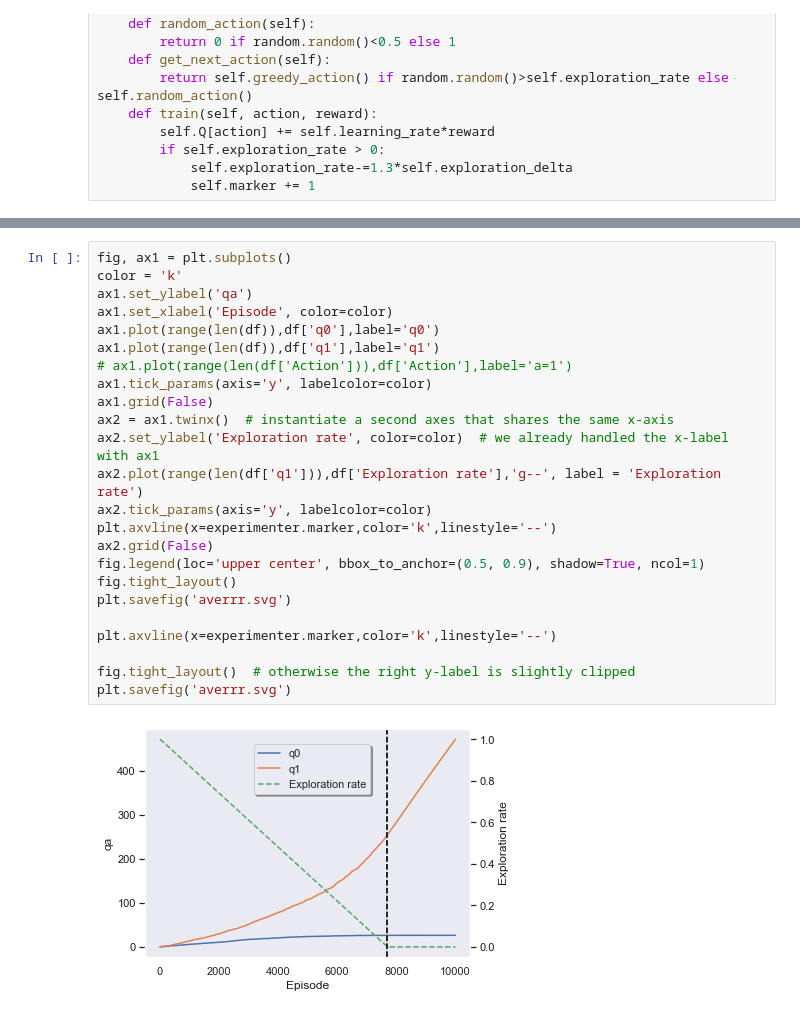
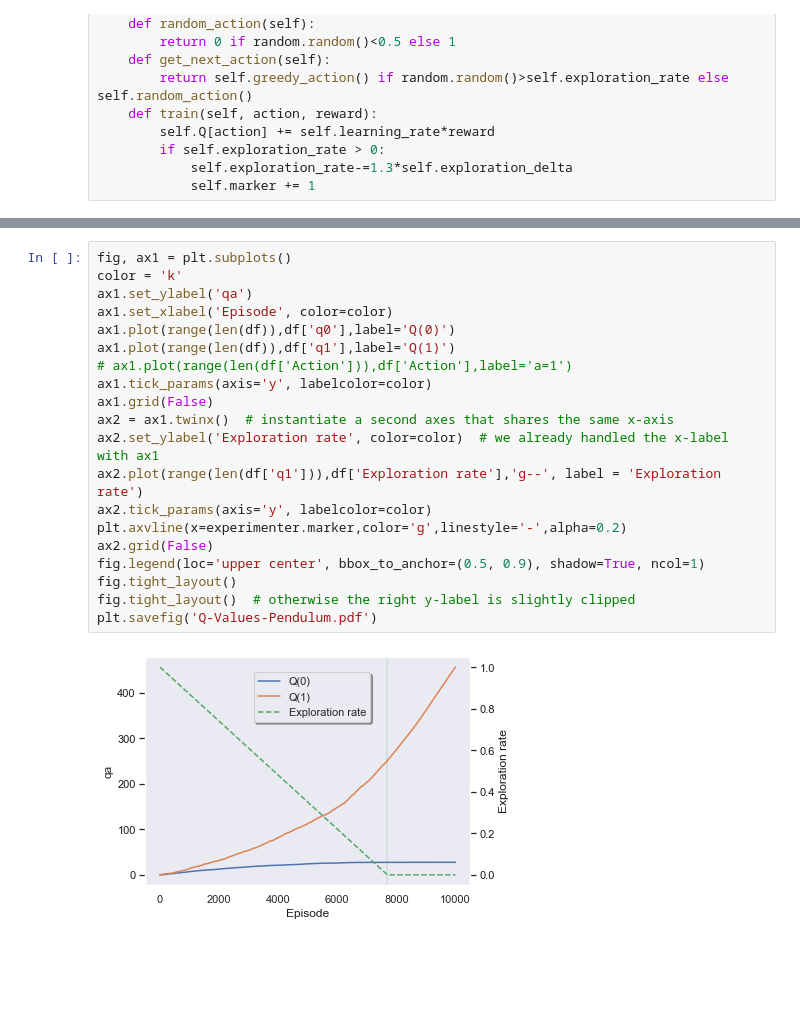
Before and after one commit to geduardo/Designing-Experiments-With-Neural-Networks, a Jupyter notebook: Pendulum/Pendulum.ipynb, the cells around one changed output, grey strips where cells are left out. Cells and saved outputs as stored; diff of their text form; blank space fills up the shorter version.

```diff
--- a/Pendulum/Pendulum.ipynb
+++ b/Pendulum/Pendulum.ipynb
@@ -186,26 +188,22 @@ Training completed!
 # %%
 fig, ax1 = plt.subplots()
 color = 'k'
 ax1.set_ylabel('qa')
 ax1.set_xlabel('Episode', color=color)
-ax1.plot(range(len(df)),df['q0'],label='q0')
-ax1.plot(range(len(df)),df['q1'],label='q1')
+ax1.plot(range(len(df)),df['q0'],label='Q(0)')
+ax1.plot(range(len(df)),df['q1'],label='Q(1)')
 # ax1.plot(range(len(df['Action'])),df['Action'],label='a=1')
 ax1.tick_params(axis='y', labelcolor=color)
 ax1.grid(False)
 ax2 = ax1.twinx()  # instantiate a second axes that shares the same x-axis
 ax2.set_ylabel('Exploration rate', color=color)  # we already handled the x-label with ax1
 ax2.plot(range(len(df['q1'])),df['Exploration rate'],'g--', label = 'Exploration rate')
 ax2.tick_params(axis='y', labelcolor=color)
-plt.axvline(x=experimenter.marker,color='k',linestyle='--')
+plt.axvline(x=experimenter.marker,color='g',linestyle='-',alpha=0.2)
 ax2.grid(False)
 fig.legend(loc='upper center', bbox_to_anchor=(0.5, 0.9), shadow=True, ncol=1)
 fig.tight_layout()
-plt.savefig('averrr.svg')
-
-plt.axvline(x=experimenter.marker,color='k',linestyle='--')
-
 fig.tight_layout()  # otherwise the right y-label is slightly clipped
-plt.savefig('averrr.svg')
+plt.savefig('Q-Values-Pendulum.pdf')
 # %% [output]
-[figure, old version]
+[figure, new version]
```
Also changed, not shown: parts of 6 cells of this notebook, 27 other files.
